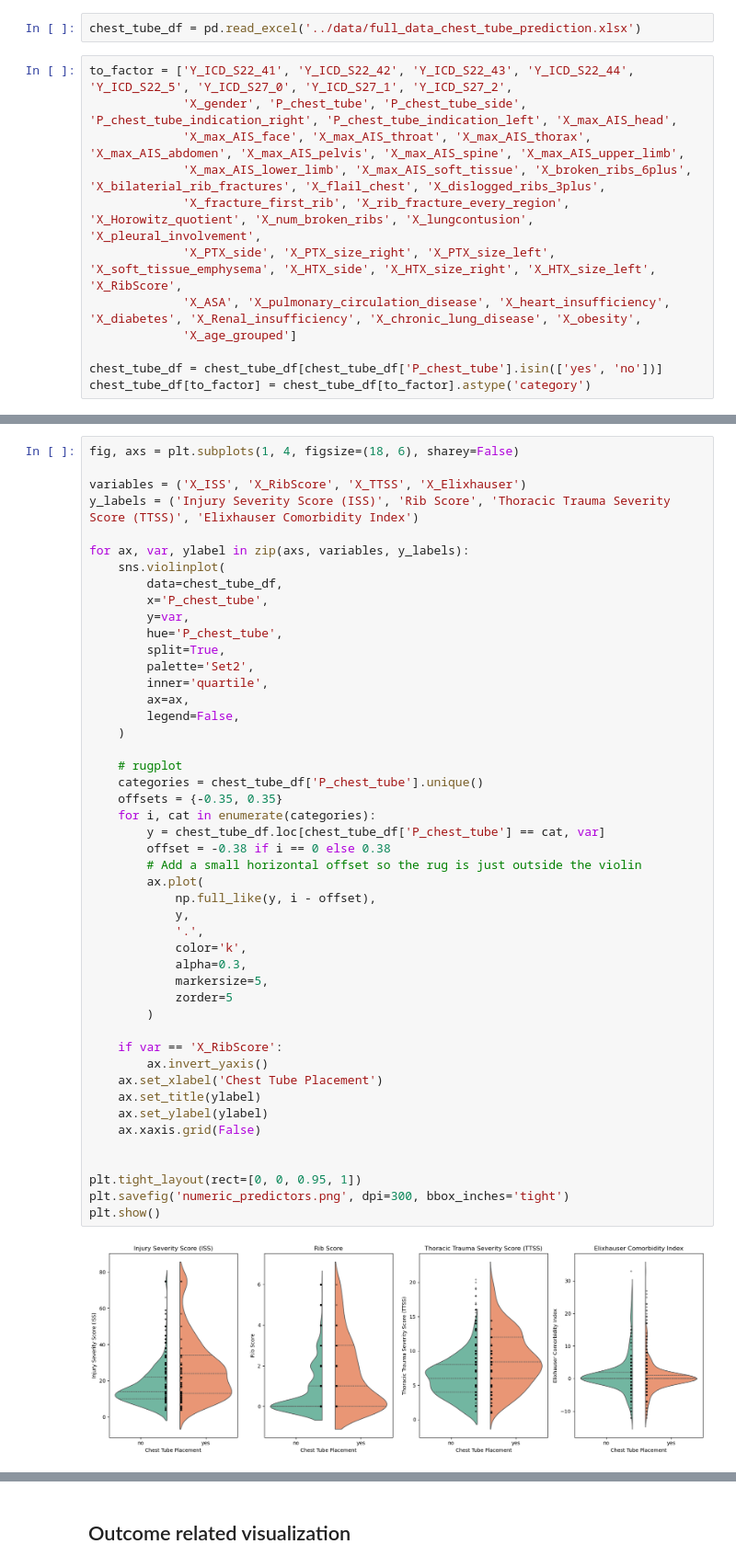
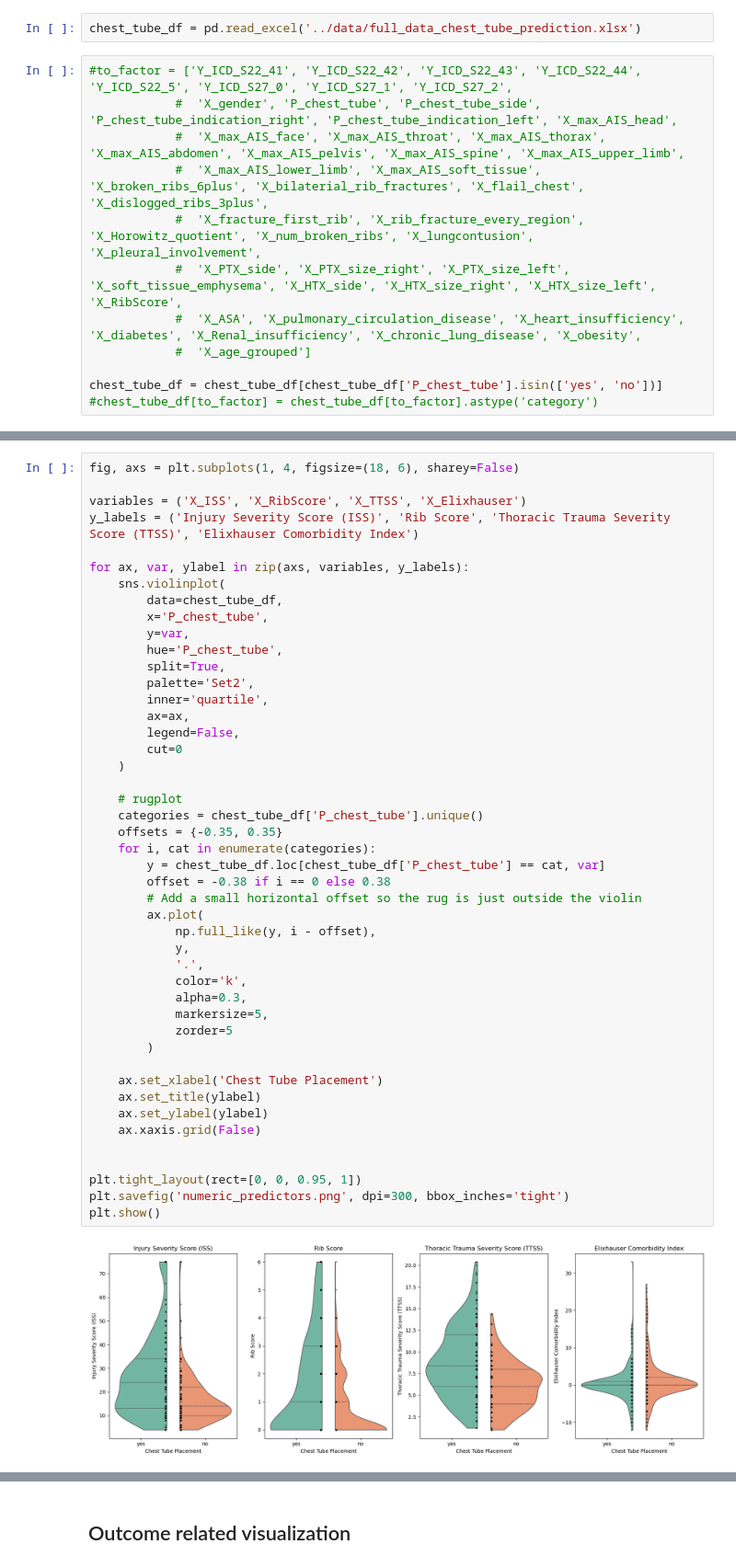
Before and after one commit to derfinn0501/Consulting-Project-simple-Prediction-Model, a Jupyter notebook: descriptive analysis/descriptive_analysis.ipynb, the cells around one changed output, grey strips where cells are left out. Shown at 92% size. Cells and saved outputs as stored; diff of their text form.

Commit message:
minor change to plot

```diff
--- a/descriptive analysis/descriptive_analysis.ipynb
+++ b/descriptive analysis/descriptive_analysis.ipynb
@@ -37,17 +10,17 @@ import seaborn as sns
 # %%
 chest_tube_df = pd.read_excel('../data/full_data_chest_tube_prediction.xlsx')
 # %%
-to_factor = ['Y_ICD_S22_41', 'Y_ICD_S22_42', 'Y_ICD_S22_43', 'Y_ICD_S22_44', 'Y_ICD_S22_5', 'Y_ICD_S27_0', 'Y_ICD_S27_1', 'Y_ICD_S27_2',
-             'X_gender', 'P_chest_tube', 'P_chest_tube_side', 'P_chest_tube_indication_right', 'P_chest_tube_indication_left', 'X_max_AIS_head',
-             'X_max_AIS_face', 'X_max_AIS_throat', 'X_max_AIS_thorax', 'X_max_AIS_abdomen', 'X_max_AIS_pelvis', 'X_max_AIS_spine', 'X_max_AIS_upper_limb',
-             'X_max_AIS_lower_limb', 'X_max_AIS_soft_tissue', 'X_broken_ribs_6plus', 'X_bilaterial_rib_fractures', 'X_flail_chest', 'X_dislogged_ribs_3plus',
-             'X_fracture_first_rib', 'X_rib_fracture_every_region', 'X_Horowitz_quotient', 'X_num_broken_ribs', 'X_lungcontusion', 'X_pleural_involvement',
-             'X_PTX_side', 'X_PTX_size_right', 'X_PTX_size_left', 'X_soft_tissue_emphysema', 'X_HTX_side', 'X_HTX_size_right', 'X_HTX_size_left', 'X_RibScore',
-             'X_ASA', 'X_pulmonary_circulation_disease', 'X_heart_insufficiency', 'X_diabetes', 'X_Renal_insufficiency', 'X_chronic_lung_disease', 'X_obesity',
-             'X_age_grouped']
+#to_factor = ['Y_ICD_S22_41', 'Y_ICD_S22_42', 'Y_ICD_S22_43', 'Y_ICD_S22_44', 'Y_ICD_S22_5', 'Y_ICD_S27_0', 'Y_ICD_S27_1', 'Y_ICD_S27_2',
+            #  'X_gender', 'P_chest_tube', 'P_chest_tube_side', 'P_chest_tube_indication_right', 'P_chest_tube_indication_left', 'X_max_AIS_head',
+            #  'X_max_AIS_face', 'X_max_AIS_throat', 'X_max_AIS_thorax', 'X_max_AIS_abdomen', 'X_max_AIS_pelvis', 'X_max_AIS_spine', 'X_max_AIS_upper_limb',
+            #  'X_max_AIS_lower_limb', 'X_max_AIS_soft_tissue', 'X_broken_ribs_6plus', 'X_bilaterial_rib_fractures', 'X_flail_chest', 'X_dislogged_ribs_3plus',
+            #  'X_fracture_first_rib', 'X_rib_fracture_every_region', 'X_Horowitz_quotient', 'X_num_broken_ribs', 'X_lungcontusion', 'X_pleural_involvement',
+            #  'X_PTX_side', 'X_PTX_size_right', 'X_PTX_size_left', 'X_soft_tissue_emphysema', 'X_HTX_side', 'X_HTX_size_right', 'X_HTX_size_left', 'X_RibScore',
+            #  'X_ASA', 'X_pulmonary_circulation_disease', 'X_heart_insufficiency', 'X_diabetes', 'X_Renal_insufficiency', 'X_chronic_lung_disease', 'X_obesity',
+            #  'X_age_grouped']
 
 chest_tube_df = chest_tube_df[chest_tube_df['P_chest_tube'].isin(['yes', 'no'])]
-chest_tube_df[to_factor] = chest_tube_df[to_factor].astype('category')
+#chest_tube_df[to_factor] = chest_tube_df[to_factor].astype('category')
 # %%
 sns.countplot(data=chest_tube_df, x='X_age_grouped', hue='X_gender', palette='Set2')
 age_group_labels = {'0_40': '0-40', '40_55': '41-55', '55_70': '56-70', '70_100': '71+'}
@@ -411,35 +367,34 @@ for ax, var, ylabel in zip(axs, variables, y_labels):
         inner='quartile',
         ax=ax,
         legend=False,
+        cut=0
     )
 
     # rugplot
     categories = chest_tube_df['P_chest_tube'].unique()
     offsets = {-0.35, 0.35}
     for i, cat in enumerate(categories):
         y = chest_tube_df.loc[chest_tube_df['P_chest_tube'] == cat, var]
         offset = -0.38 if i == 0 else 0.38
         # Add a small horizontal offset so the rug is just outside the violin
         ax.plot(
             np.full_like(y, i - offset),
             y,
             '.',
             color='k',
             alpha=0.3,
             markersize=5,
             zorder=5
         )
 
-    if var == 'X_RibScore':
-        ax.invert_yaxis()
     ax.set_xlabel('Chest Tube Placement')
     ax.set_title(ylabel)
     ax.set_ylabel(ylabel)
     ax.xaxis.grid(False)
 
 
 plt.tight_layout(rect=[0, 0, 0.95, 1])
 plt.savefig('numeric_predictors.png', dpi=300, bbox_inches='tight')
 plt.show()
 # %% [output]
-[figure, old version]
+[figure, new version]
```
Also changed, not shown: parts of 20 cells of this notebook.
